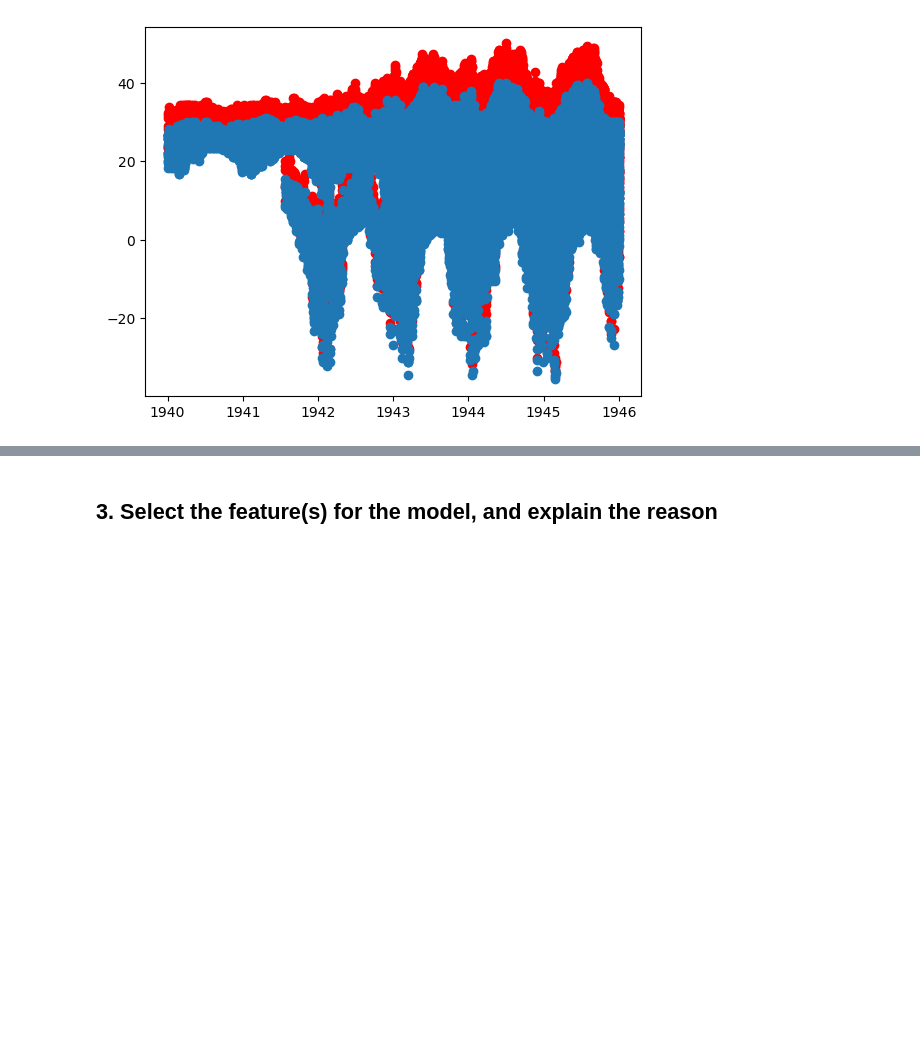
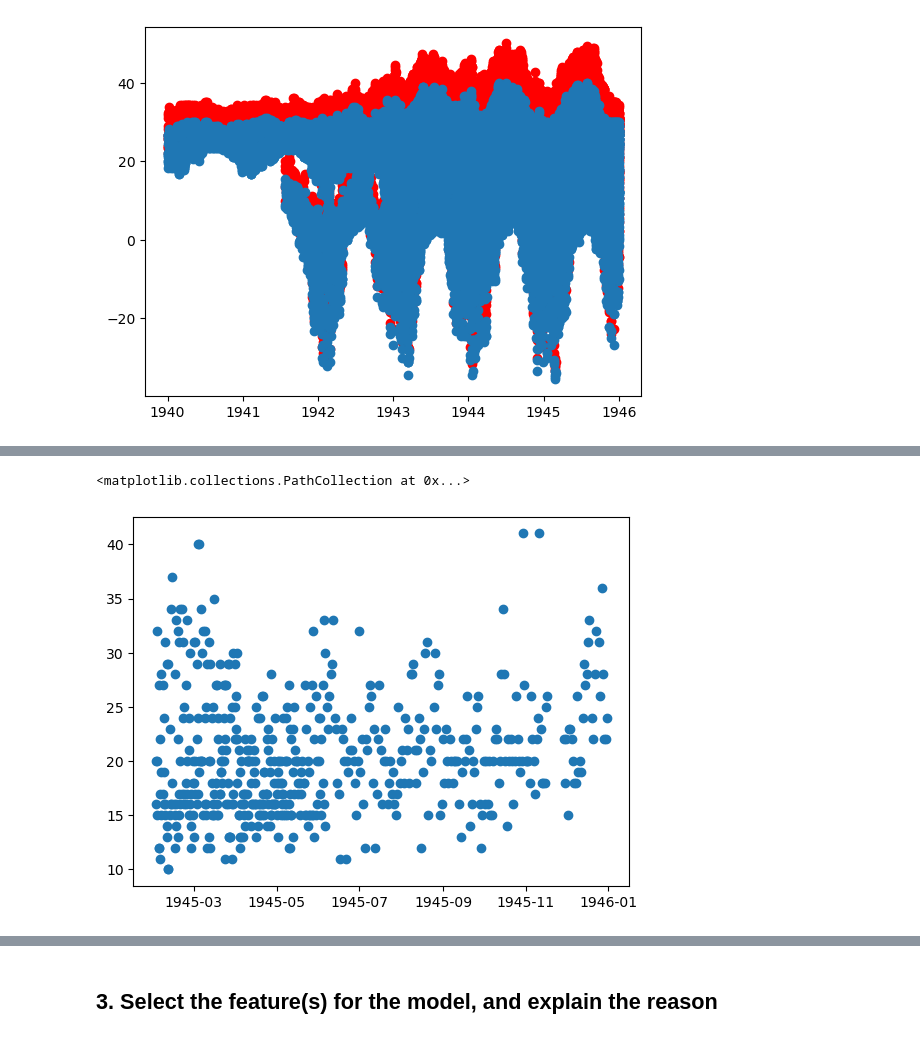
Before and after one commit to Kaiser271/2025-Phase-2, a Jupyter notebook: data-science/2. Machine Learning Project/part2_submission.ipynb, the cells around one changed output, grey strips where cells are left out. Cells and saved outputs as stored; diff of their text form; code cells hidden in the pictures; blank space fills up the shorter version.

```diff
--- a/data-science/2. Machine Learning Project/part2_submission.ipynb
+++ b/data-science/2. Machine Learning Project/part2_submission.ipynb
@@ -148,0 +213,5 @@ plt.scatter(df["Date"], df["MeanTemp"])
+# %%
+plt.scatter(df["Date"], df["SPD"])
+# %% [output]
+<matplotlib.collections.PathCollection at 0x...>
+[figure, added]
```
Also changed, not shown: parts of 20 cells of this notebook.
